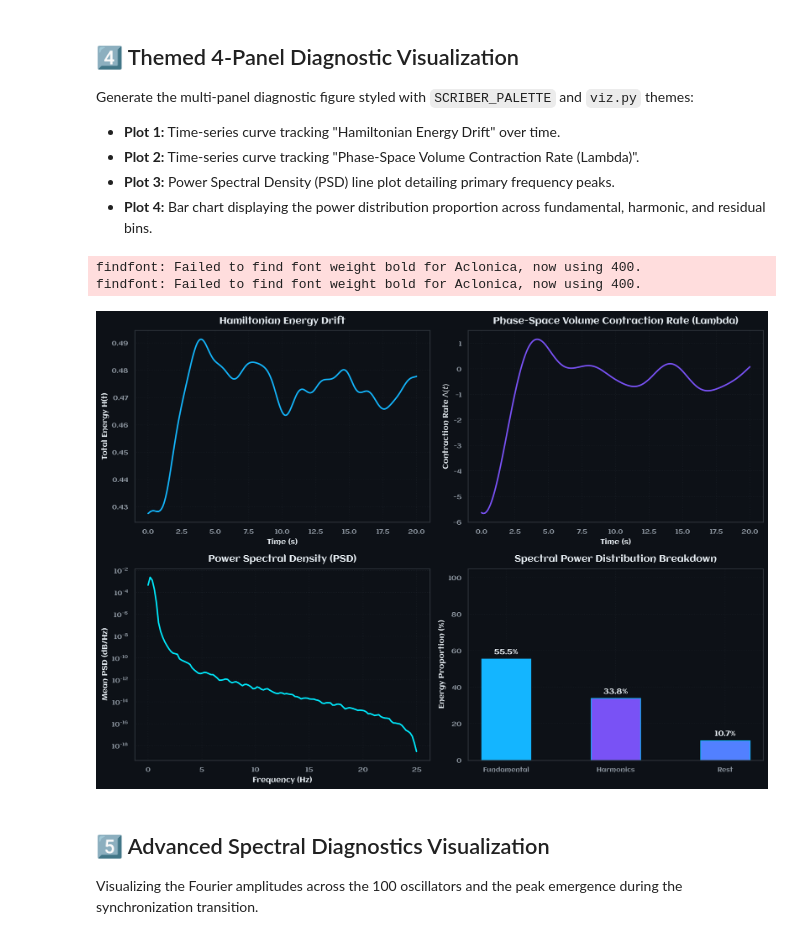
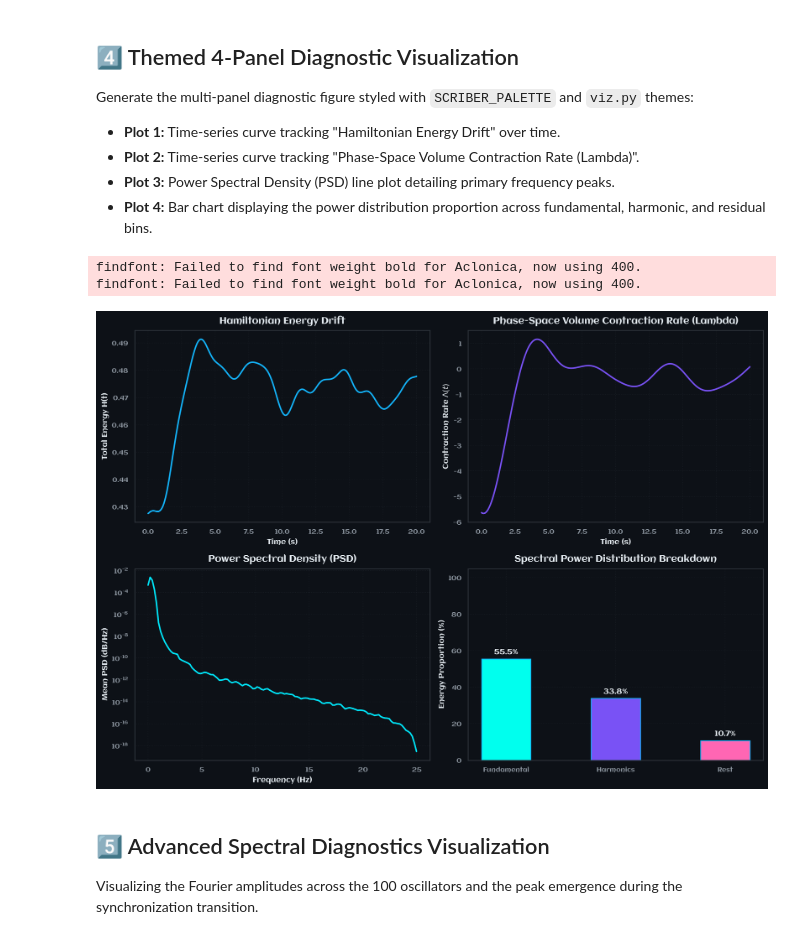
Before and after one commit to Scriber-Labs/kuramoto-benchmark-suite, a Jupyter notebook: notebooks/validate_structural_metrics.ipynb, the cells around one changed output. Saved outputs shown, nothing was run; the diff lists cells and outputs as text; code cells hidden in the pictures.

```diff
--- a/notebooks/validate_structural_metrics.ipynb
+++ b/notebooks/validate_structural_metrics.ipynb
@@ -28,6 +28,12 @@ from kuramoto.analysis.spectral import (
 from kuramoto.analysis.viz import (
     set_style,
     SCRIBER_PALETTE,
+    PROJECT_COLORS,
+    SOLVER_COLORS,
+    PHASE_CMAP,
+    ORDER_PARAMETER_CMAP,
+    SPECTRAL_DENSITY_CMAP,
+    HAMILTONIAN_CMAP,
     get_colormap,
     _apply_aclonica_font,
 )
@@ -183,38 +189,45 @@ _apply_aclonica_font(axes[1, 0])
 
 # Plot 4: Power distribution proportion
 decomp = metrics.energy_decomposition
 categories = [c.capitalize() for c in decomp.keys()]
 proportions = [decomp[c.lower()] * 100.0 for c in categories]
 bar_colors = [
-    SCRIBER_PALETTE["accent_cyan"],
-    SCRIBER_PALETTE["accent_purple"],
-    SCRIBER_PALETTE["accent_indigo"],
+    PROJECT_COLORS["cyan_light"],
+    PROJECT_COLORS["purple_light"],
+    PROJECT_COLORS["pink_vibrant"],
 ]
 
-bars = axes[1, 1].bar(categories, proportions, color=bar_colors[:len(categories)], width=0.45, edgecolor=SCRIBER_PALETTE["accent_cyan"], linewidth=1.2)
+bars = axes[1, 1].bar(
+    categories,
+    proportions,
+    color=bar_colors[:len(categories)],
+    width=0.45,
+    edgecolor=PROJECT_COLORS["blue_light"],
+    linewidth=1.2,
+)
 axes[1, 1].set_title("Spectral Power Distribution Breakdown", fontsize=14, fontweight="bold")
 axes[1, 1].set_ylabel("Energy Proportion (%)", fontsize=11)
 axes[1, 1].set_ylim(0, 105)
 for bar in bars:
     h = bar.get_height()
     axes[1, 1].text(
         bar.get_x() + bar.get_width() / 2.0,
         h + 1.5,
         f"{h:.1f}%",
         ha="center",
         va="bottom",
         fontsize=11,
         fontweight="bold",
         color=SCRIBER_PALETTE["text_primary"],
     )
 _apply_aclonica_font(axes[1, 1])
 
 plt.tight_layout()
 plt.show()
 # %% [output]
 findfont: Failed to find font weight bold for Aclonica, now using 400.
 findfont: Failed to find font weight bold for Aclonica, now using 400.
-[figure, old version]
+[figure, new version]
 # %% [markdown]
 ## 5️⃣ Advanced Spectral Diagnostics Visualization
 Visualizing the Fourier amplitudes across the 100 oscillators and the peak emergence during the synchronization transition.
```
Also changed, not shown: 9 other files.
